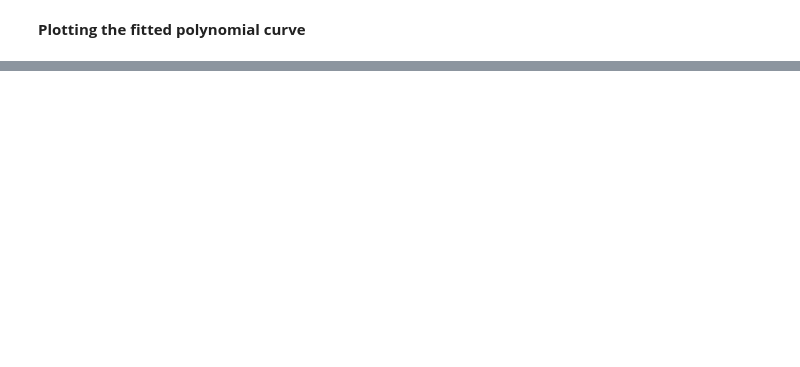
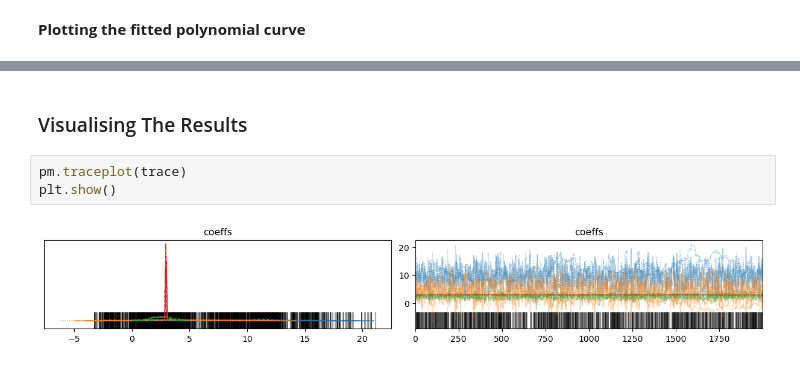
Before and after one commit to AhmadHassan71/statistical-modeling-using-pymc3, a Jupyter notebook: Workshops/Workshop8/Workshop8.ipynb, the cells around one changed output, grey strips where cells are left out. Cells and saved outputs as stored; diff of their text form; blank space fills up the shorter version.

```diff
--- a/Workshops/Workshop8/Workshop8.ipynb
+++ b/Workshops/Workshop8/Workshop8.ipynb
@@ -61,0 +107,7 @@ plt.show()
+# %% [markdown]
+### Visualising The Results
+# %%
+pm.traceplot(trace)
+plt.show()
+# %% [output]
+[figure, added]
```
Also changed, not shown: parts of 9 cells of this notebook.
